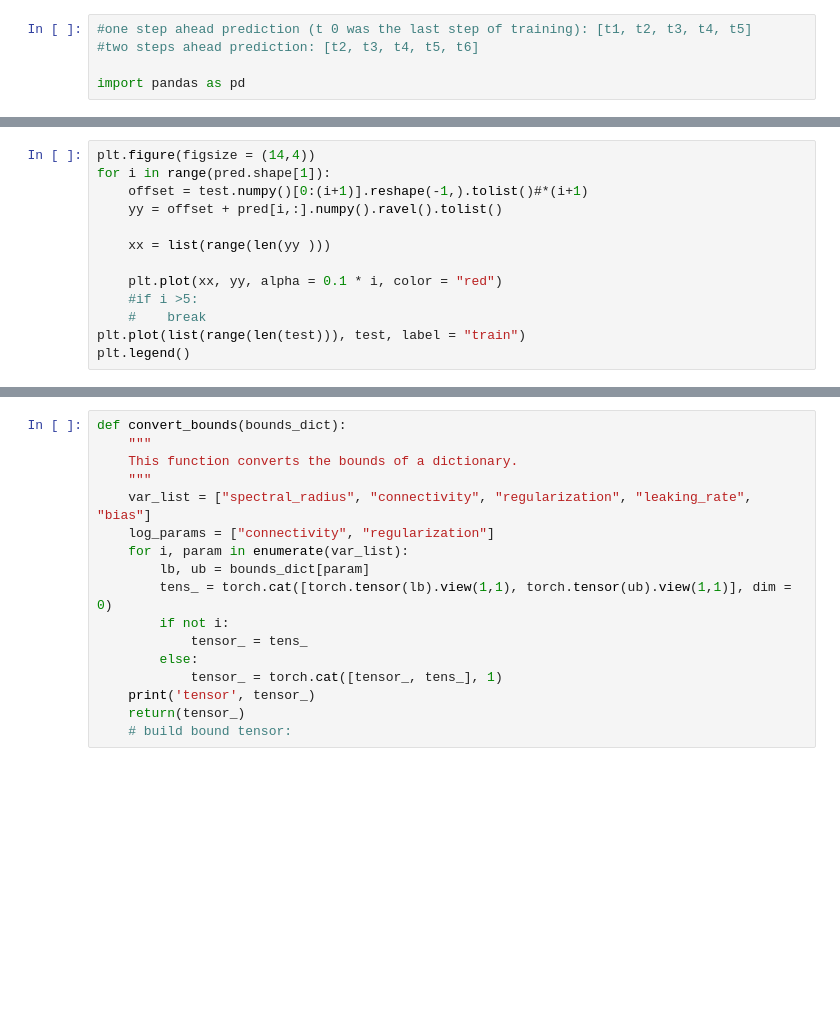
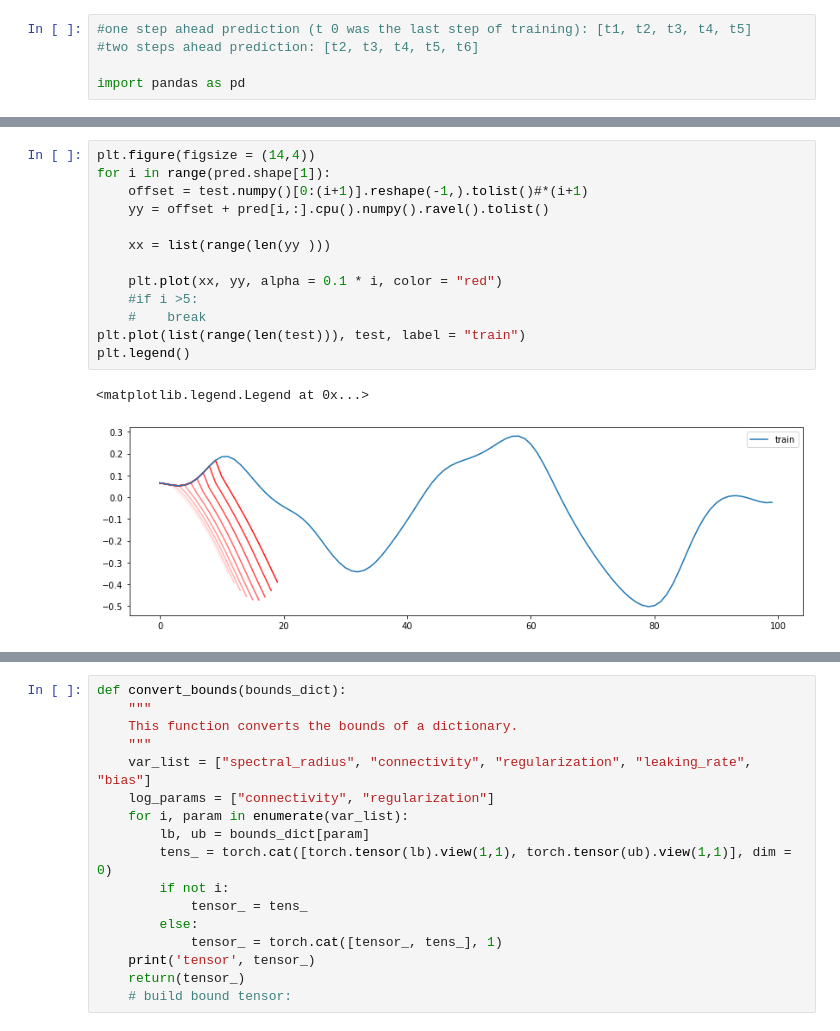
Before and after one commit to blindedjoy/RcTorch, a Jupyter notebook: turbo_1.ipynb, the cells around one changed output, grey strips where cells are left out. Cells and saved outputs as stored; diff of their text form; blank space fills up the shorter version.

```diff
--- a/turbo_1.ipynb
+++ b/turbo_1.ipynb
@@ -973,14 +1005,17 @@ test.numpy()[0:3].reshape(-1,).tolist()
 # %%
 plt.figure(figsize = (14,4))
 for i in range(pred.shape[1]):
     offset = test.numpy()[0:(i+1)].reshape(-1,).tolist()#*(i+1)
-    yy = offset + pred[i,:].numpy().ravel().tolist()
+    yy = offset + pred[i,:].cpu().numpy().ravel().tolist()
 
     xx = list(range(len(yy )))
 
     plt.plot(xx, yy, alpha = 0.1 * i, color = "red")
     #if i >5:
     #    break
 plt.plot(list(range(len(test))), test, label = "train")
 plt.legend()
+# %% [output]
+<matplotlib.legend.Legend at 0x...>
+[figure, added]
 # %%
```
Also changed, not shown: parts of 15 cells of this notebook.
